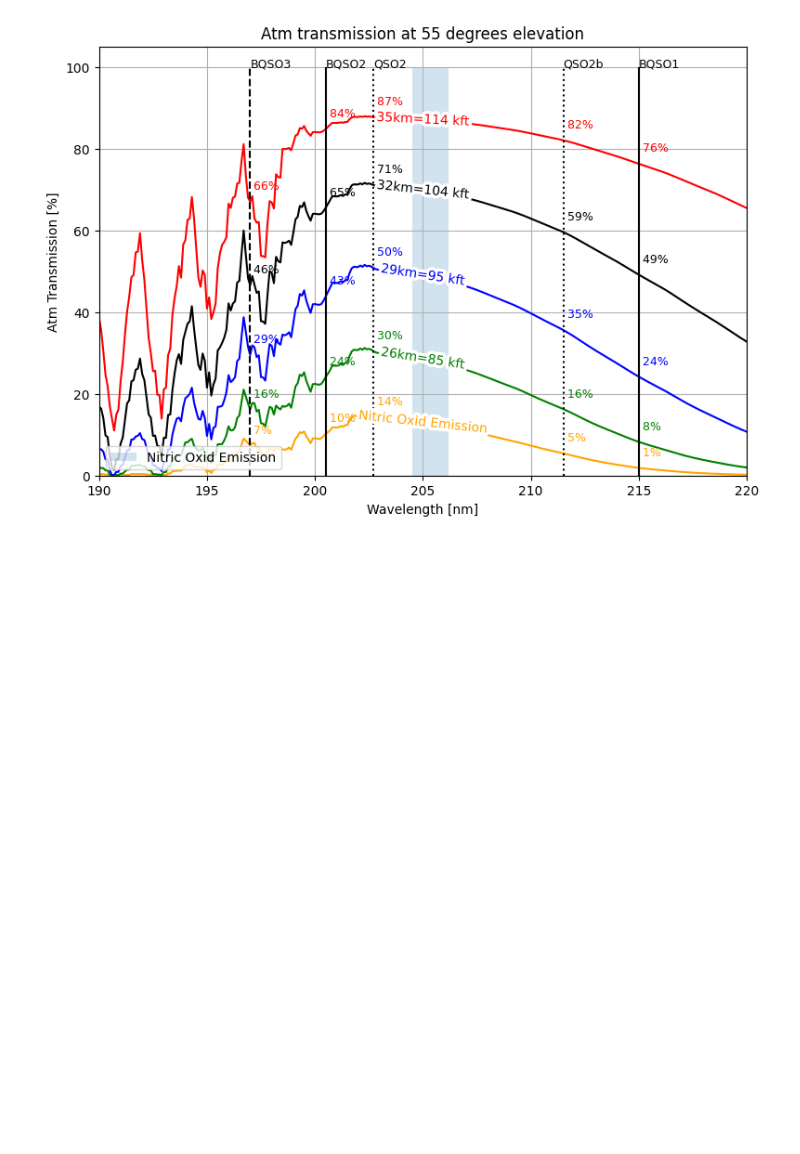
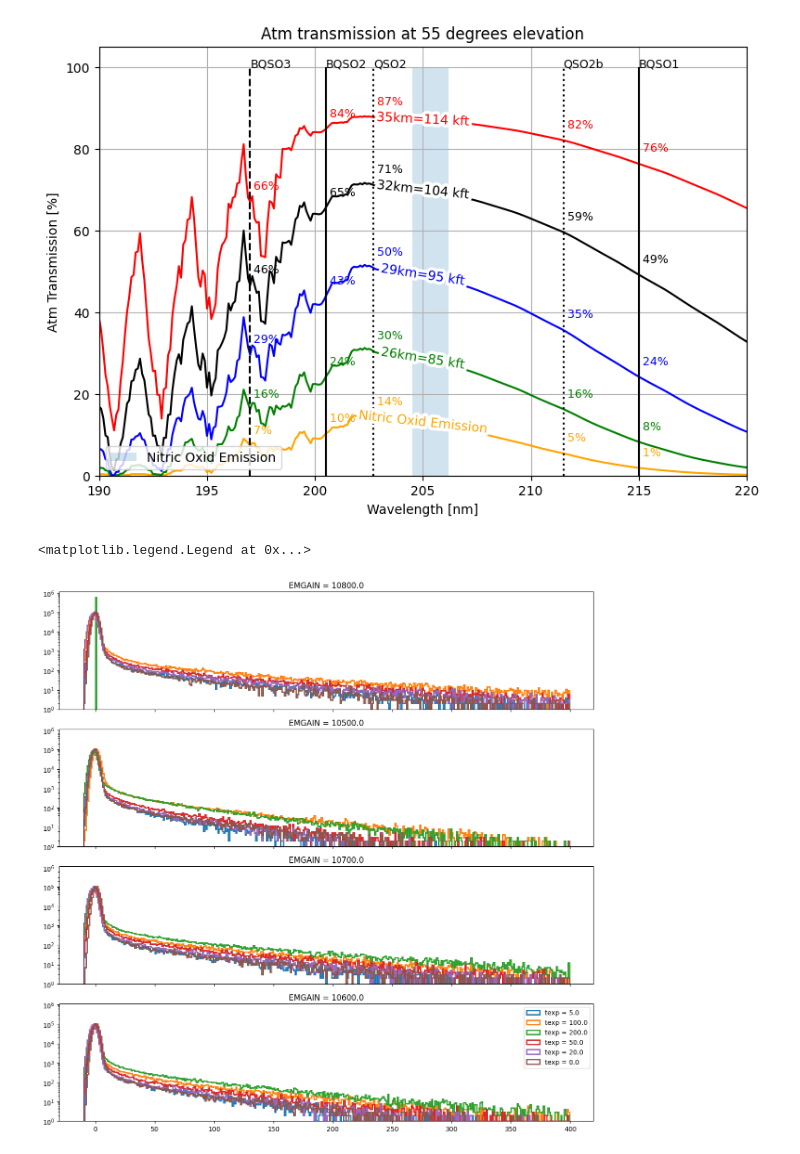
Before and after one commit to vpicouet/pyds9plugin, a Jupyter notebook: pyds9plugin/Macros/FB/Flight/Flight_prep.ipynb, the cells around one changed output. Saved outputs shown, nothing was run; the diff lists cells and outputs as text; code cells hidden in the pictures; blank space fills up the shorter version.

```diff
--- a/pyds9plugin/Macros/FB/Flight/Flight_prep.ipynb
+++ b/pyds9plugin/Macros/FB/Flight/Flight_prep.ipynb
@@ -37,3 +41,29 @@ plt.title("Atm transmission at 55 degrees elevation")
 plt.show()
 # %% [output]
 [figure]
+# %%
+n=0
+fig, axes = plt.subplots(4,1,figsize=(12,12),sharex=True, sharey=True)
+# for folder, ax  in zip(glob.glob("/Users/Vincent/DS9QuickLookPlugIn/subsets/S2_hdr/EMGAIN_*0"),axes):
+for folder, ax  in zip(glob.glob("/Users/Vincent/DS9QuickLookPlugIn/subsets/S2/EMGAIN_*0"),axes):
+    ax.set_title("EMGAIN = %s"%(folder.split("EMGAIN_")[-1]))
+    for fold in glob.glob(folder + "/EXPTIME_*"):
+        file=glob.glob(fold+"/image*.fits")[0]
+        im= fits.open(file)[0].data
+        im=im - np.median(im) #+8000
+        #S2_hdr
+        # a,b,c = ax.hist(im[20:1000,2300:].flatten(), bins=2500,range=(-500,2000),log=True,histtype="step",label="texp = %s"%(fold.split("EXPTIME_")[-1]),lw=2,ls="-")
+        # a,b,c = ax.hist(im[20:1000,200:800].flatten(), bins=800,range=(-500,2000),log=True,histtype="step",label="texp = %s"%(fold.split("EXPTIME_")[-1]),lw=2,ls="-")
+        # a,b,c = ax.hist(im[1020-n:2000-n:,1200:1800].flatten(), bins=800,range=(-500,10000),log=True,histtype="step",label="texp = %s"%(fold.split("EXPTIME_")[-1]),lw=2,ls="-")
+        #S2
+
+        # a,b,c = ax.hist(im[20:1000,2300:].flatten(), bins=np.arange(-10,150),log=True,histtype="step",label="texp = %s"%(fold.split("EXPTIME_")[-1]),lw=2,ls="-")
+        # a,b,c = ax.hist(im[20:1000,200:800].flatten(), bins=np.arange(-10,150),log=True,histtype="step",label="texp = %s"%(fold.split("EXPTIME_")[-1]),lw=2,ls="-")
+        a,b,c = ax.hist(im[1020-n:2000-n:,1200:1800].flatten(), bins=np.arange(-10,400),log=True,histtype="step",label="texp = %s"%(fold.split("EXPTIME_")[-1]),lw=2,ls="-")
+# plt.xlim((7500,13000))
+fig.tight_layout()
+ax.set_ylim(ymin=1)
+plt.legend()
+# %% [output]
+<matplotlib.legend.Legend at 0x...>
+[figure, added]
```
Also changed, not shown: parts of 3 cells of this notebook, 14 other files.
